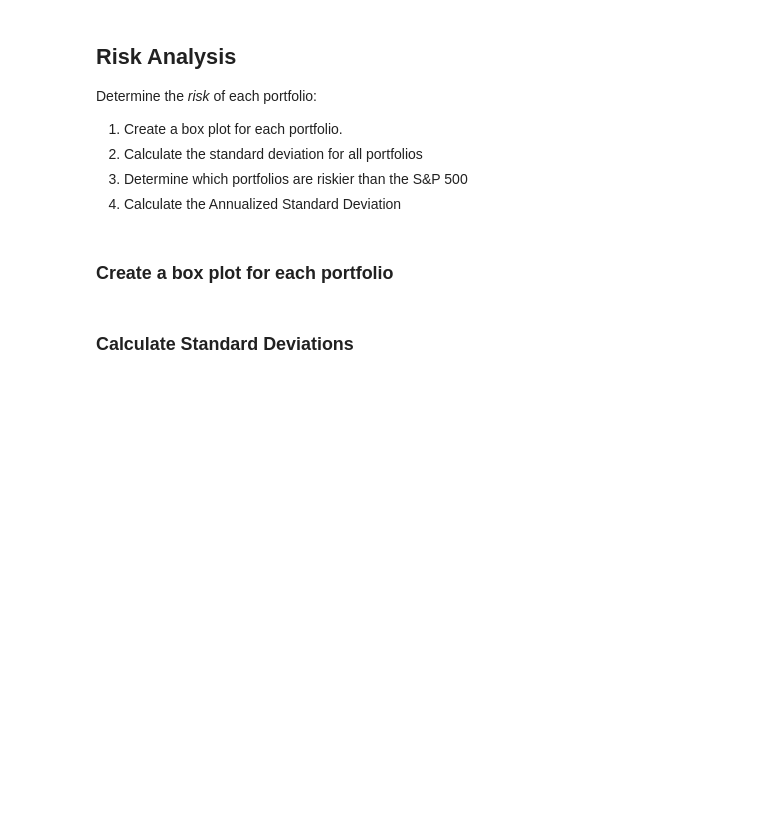
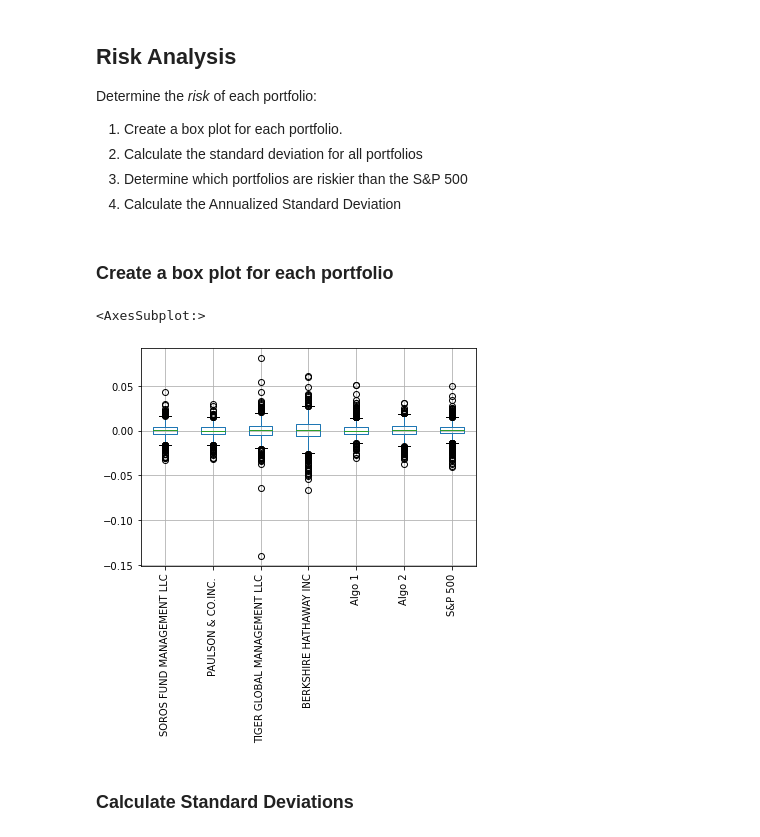
Before and after one commit to ankurgoel77/hw4-whale, a Jupyter notebook: whale_analysis.ipynb, the cells around one changed output. Saved outputs shown, nothing was run; the diff lists cells and outputs as text; code cells hidden in the pictures; blank space fills up the shorter version.

Commit message:
boxplot finished

```diff
--- a/whale_analysis.ipynb
+++ b/whale_analysis.ipynb
@@ -245,6 +243,10 @@ Determine the _risk_ of each portfolio:
 ### Create a box plot for each portfolio
 # %%
 # Box plot to visually show risk
+combined_returns.boxplot(rot=90)
+# %% [output]
+<AxesSubplot:>
+[figure, added]
 # %% [markdown]
 ### Calculate Standard Deviations
 # %%
```
Also changed, not shown: parts of 1 cell of this notebook.
